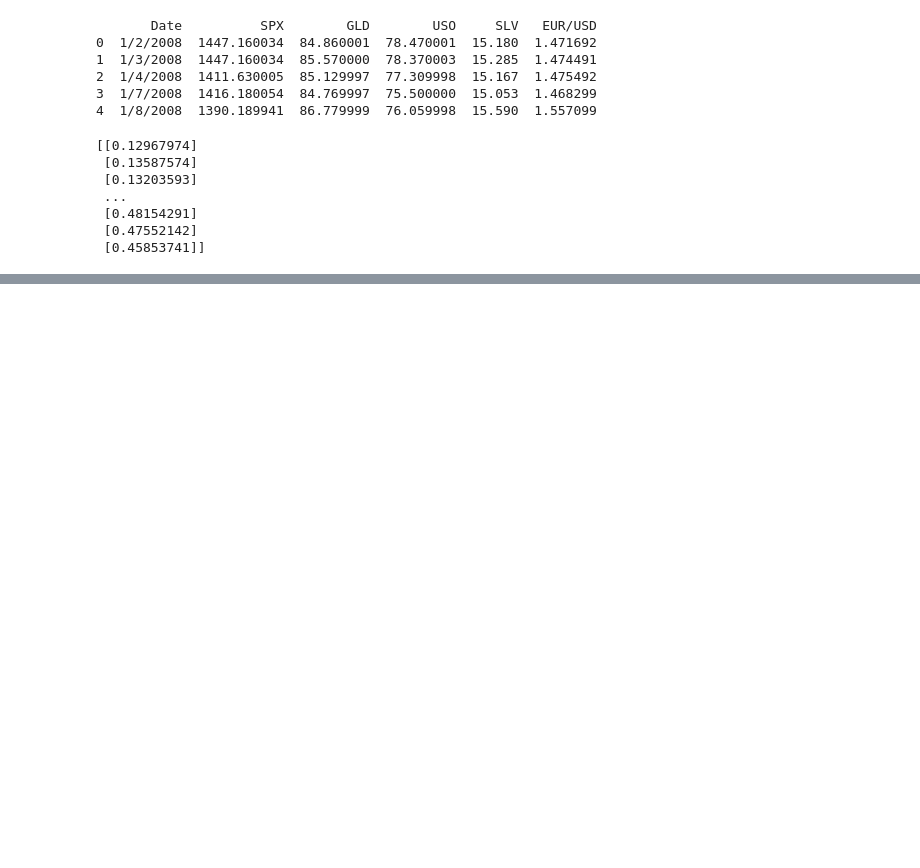
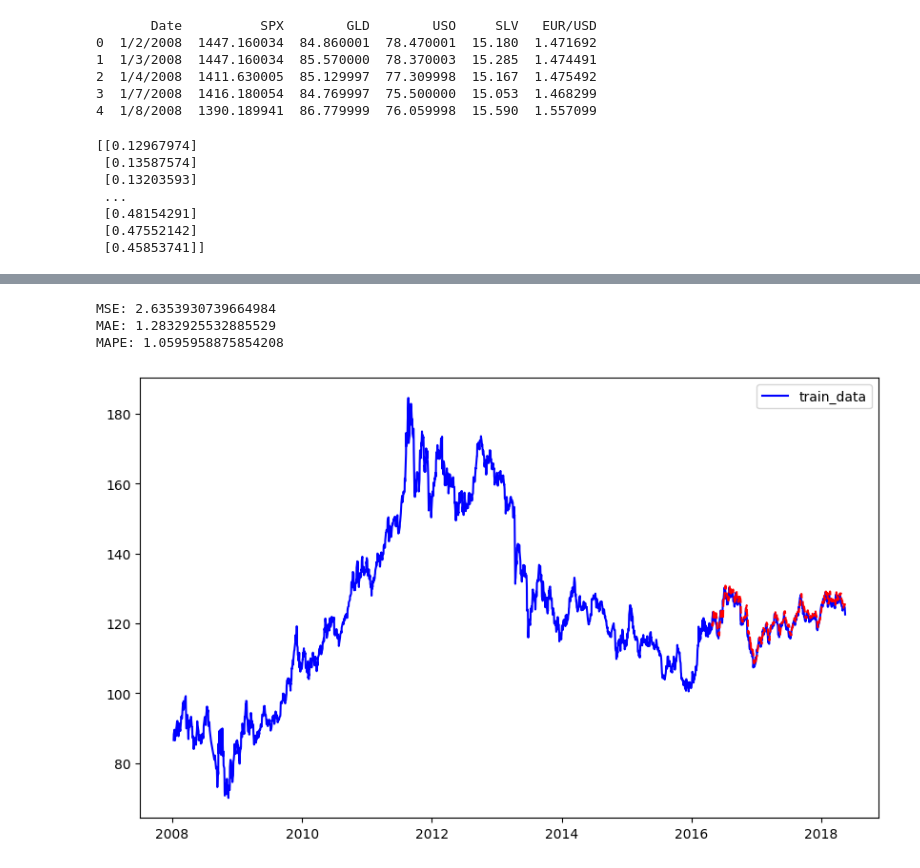
Before and after one commit to huimad13-nnh/timeseries_hybrid, a Jupyter notebook: KNN_RNN/ffnn_jpt.ipynb, the cells around one changed output, grey strips where cells are left out. Drawn from its saved outputs; the diff is of its cells as text; code cells hidden in the pictures; blank space fills up the shorter version.

```diff
--- a/KNN_RNN/ffnn_jpt.ipynb
+++ b/KNN_RNN/ffnn_jpt.ipynb
@@ -119,0 +119,2 @@ ax.tick_params(labelsize=20)
+# %%
+lr_model.fit(X_train, y_train, batch_size = 64, epochs = 2)
@@ -119,0 +127,4 @@ ax.tick_params(labelsize=20)
+# %%
+predicted_prices = lr_model.predict(X_test)
+predicted_prices = scaler.inverse_transform(predicted_prices)
+predicted_prices = np.reshape(predicted_prices, -1)
@@ -119,0 +136,28 @@ ax.tick_params(labelsize=20)
+# %%
+# Tính Mean Squared Error
+mse = mean_squared_error(acctually_prices, predicted_prices)
+print(f"MSE: {mse}")
+
+# Tính MAE
+mae = mean_absolute_error(acctually_prices, predicted_prices)
+print(f"MAE: {mae}")
+
+#Tính MAPE
+def calculate_mape(y_true, y_pred):
+    y_true, y_pred = np.array(y_true), np.array(y_pred)
+    non_zero_mask = y_true != 0
+    return np.mean(np.abs((y_true[non_zero_mask] - y_pred[non_zero_mask]) / y_true[non_zero_mask])) * 100
+mape = calculate_mape(acctually_prices, predicted_prices)
+print(f"MAPE: {mape}")
+# %% [output]
+MSE: 2.6353930739664984
+MAE: 1.2832925532885529
+MAPE: 1.0595958875854208
+# %%
+plt.figure(figsize=(10, 6))
+plt.plot(df_gld["Date"][time_step:] , data[time_step:],label = "train_data", color = "b")
+plt.plot(df_gld["Date"][time_step+split_idx+1:], predicted_prices, color = "red", linestyle = '--')
+plt.legend()
+plt.show()
+# %% [output]
+[figure, added]
```
Also changed, not shown: parts of 7 cells of this notebook, 1 other file.
